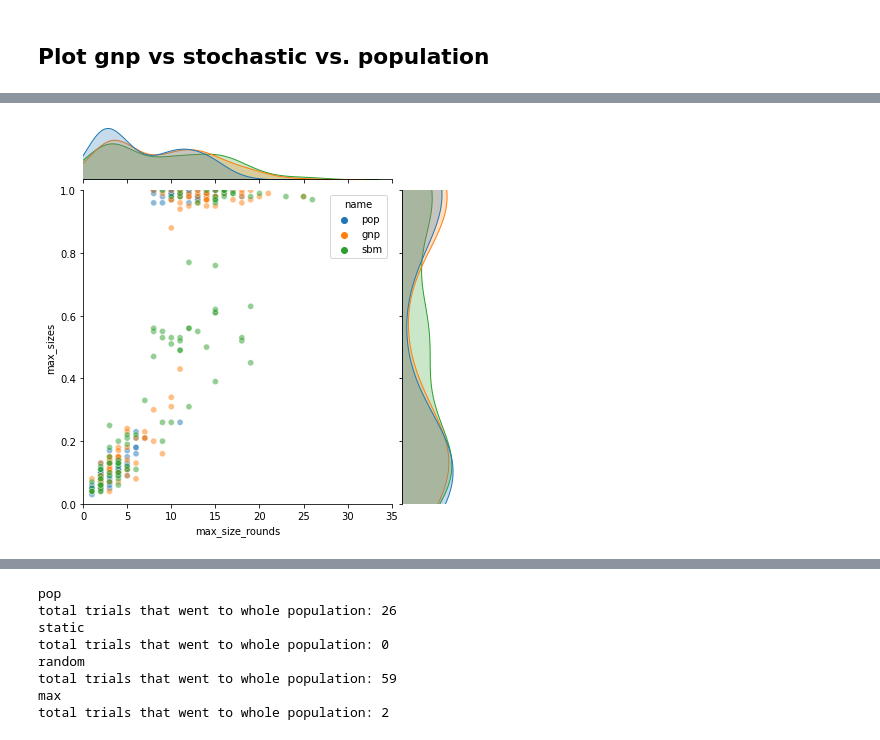
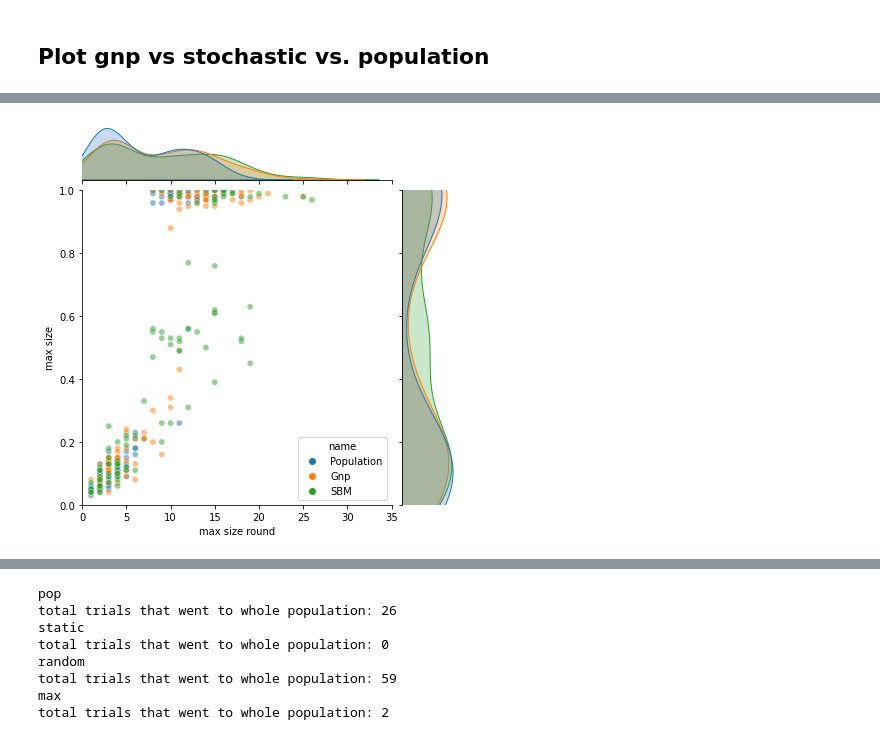
Before and after one commit to cephcyn/cornell_cs6850_triadicclosure, a Jupyter notebook: graphing.ipynb, the cells around one changed output, grey strips where cells are left out. Drawn from its saved outputs; the diff is of its cells as text; code cells hidden in the pictures.

Commit message:
add graph comparisons minus pop

```diff
--- a/graphing.ipynb
+++ b/graphing.ipynb
@@ -25,7 +25,7 @@ def get_filename(graph_type, closure_method, experiment_type, value, ):
 
     filename = f'{graph_type}_model{closure_method}_{experiment_type}{value}.pkl'
 
-    dirnames = ["e1_v2_hyperparam", "e1_v3_hyperparam", "e1_hyperparam"]
+    dirnames = ["e2_communitysbm", "e1_v2_hyperparam", "e1_v3_hyperparam", "e1_hyperparam"]
 
     for dirname in dirnames:
         if filename in os.listdir(dirname):
@@ -262,55 +262,71 @@ No artists with labels found to put in legend.  Note that artists whose label st
 # %% [markdown]
 ## Plot gnp vs stochastic vs. population
 # %%
-experiment_type = 'closure'
-experiment_val = 1
+def plot_gnp_stochastic_pop():
+    experiment_type = 'closure'
+    experiment_val = 1
 
-graph_type_closure_methods = [('gnp', 'pop', 'pop'), ('gnp', 'static', 'gnp'), ('sbm', 'static', 'sbm')]
-
-data = pd.DataFrame(columns=['max_size_rounds', 'rounds_filled', 'max_sizes', 'name'])
+    graph_type_closure_methods = [('gnp', 'pop', 'Population'), ('gnp', 'static', 'Gnp'), ('sbm', 'static', 'SBM')]
+    data = pd.DataFrame(columns=['max size round', 'rounds_filled', 'max size', 'name'])
 
 
-for graph_type, closure_method, name in graph_type_closure_methods:
-    filename = get_filename(graph_type, closure_method, experiment_type, experiment_val)
-    print(filename)
-    (sim_log, rounds_filled, rounds_frozen, max_size_round, sizes_round) = pickle.load(
-        open(filename, 'rb')
-    )
+    for graph_type, closure_method, name in graph_type_closure_methods:
+        filename = get_filename(graph_type, closure_method, experiment_type, experiment_val)
+        print(filename)
+        (sim_log, rounds_filled, rounds_frozen, max_size_round, sizes_round) = pickle.load(
+            open(filename, 'rb')
+        )
 
-    for max_size_round, rounds_filled, max_size in zip(np.array(max_size_round),
-                                                       np.array(rounds_filled),
-                                                       np.array([max(x) for x in sizes_round])):
-        vals = {
-            'max_size_rounds': max_size_round,
-            'rounds_filled': rounds_filled,
-            'max_sizes': max_size,
-            'name': name,
-        }
-        data = data.append(vals, ignore_index=True)
+        for max_size_round, rounds_filled, max_size in zip(np.array(max_size_round),
+                                                           np.array(rounds_filled),
+                                                           np.array([max(x) for x in sizes_round])):
+            vals = {
+                'max size round': max_size_round,
+                'rounds_filled': rounds_filled,
+                'max size': max_size,
+                'name': name,
+            }
+            data = data.append(vals, ignore_index=True)
 
-g = sns.jointplot(data=data, x="max_size_rounds", y="max_sizes", hue='name',
-                  xlim=(0, 35),
-                  ylim=(0, 1), alpha=0.5,
-                 );#, kind="hist");
-# g.legend(loc='lower right');
-
-# plt.title(f"{graph_type}: {experiment_type}: {experiment_val}");
-f = g.fig
-# f.xlabel('max size round');
-# f.ylabel('max size');
-f.savefig("fig/gnp-stochastic-population")
-
-for name in ['pop', 'gnp', 'sbm']:
-    df = filter_df(data, {'name': name})
-    g = sns.jointplot(data=df, x="max_size_rounds", y="max_sizes",
+    g = sns.jointplot(data=data, x="max size round", y="max size", hue='name',
                       xlim=(0, 35),
-                      ylim=(0, 1),
-                      height=3,
-                      kind='scatter',alpha=0.5);
+                      ylim=(0, 1), alpha=0.5,
+                     );#, kind="hist");
+    # g.legend(loc='lower right');
 
     # plt.title(f"{graph_type}: {experiment_type}: {experiment_val}");
     f = g.fig
     # f.xlabel('max size round');
     # f.ylabel('max size');
-    f.savefig(f"fig/gnp-stochastic-population-{name}")
+    f.savefig("fig/gnp-stochastic-population")
+
+    for name in ['Population', 'Gnp', 'SBM']:
+        df = filter_df(data, {'name': name})
+        g = sns.jointplot(data=df, x="max size round", y="max size",
+                          xlim=(0, 35),
+                          ylim=(0, 1),
+                          height=3,
+                          kind='scatter',alpha=0.5);
+
+        # plt.title(f"{graph_type}: {experiment_type}: {experiment_val}");
+        f = g.fig
+        # f.xlabel('max size round');
+        # f.ylabel('max size');
+        f.savefig(f"fig/gnp-stochastic-population-{name}")
+
+
+    plt.show()
+
+    sns.boxplot(y=data['max size'], x=data['name'])
+
+
+    print('Get number of trials that were between 0.95 and 1.1')
+    def filter_arr(arr, minval, maxval):
+        return [x for x in arr if x > minval and x < maxval]
+
+    for name in ['Population', 'Gnp', 'SBM']:
+        df = filter_df(data, {'name': name})
+        print(name)
+        print(len(filter_arr(df['max size'], 0.95, 1.1)))
+plot_gnp_stochastic_pop()
 # %% [output]
@@ -317 +336 @@ for name in ['pop', 'gnp', 'sbm']:
-[figure, old version]
+[figure, new version]
```
Also changed, not shown: parts of 4 cells of this notebook.
